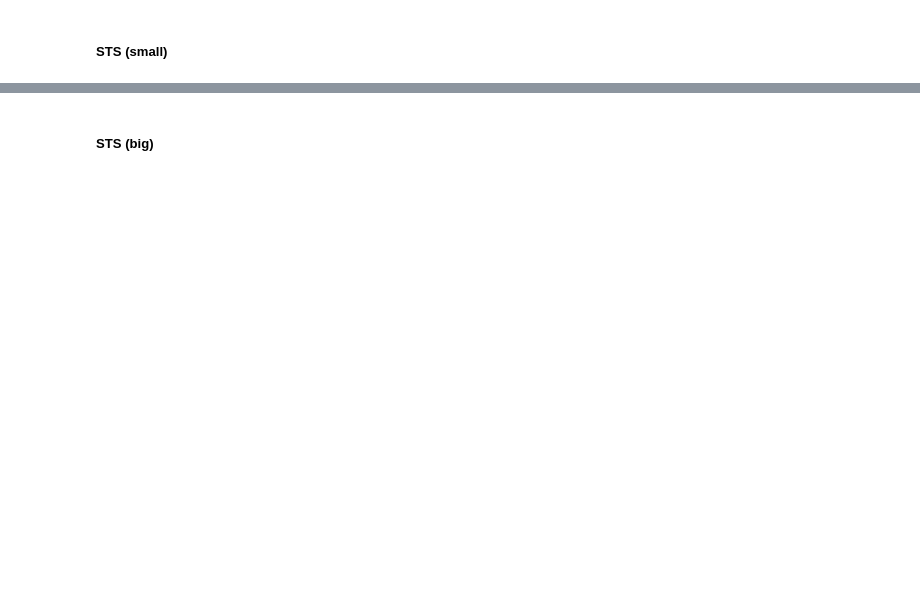
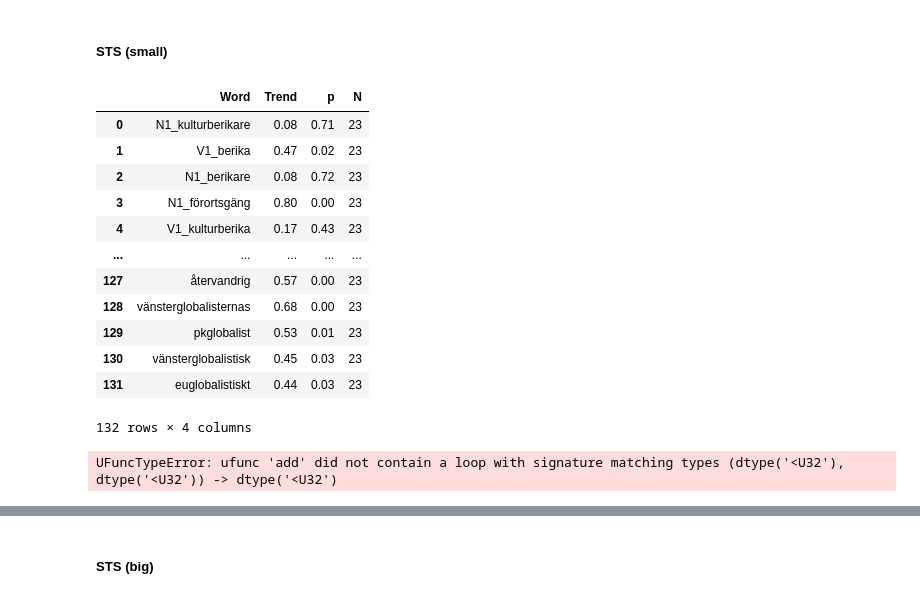
Before and after one commit to mboholm/dw_change, a Jupyter notebook: analysis/analysis.ipynb, the cells around one changed output, grey strips where cells are left out. Drawn from its saved outputs; the diff is of its cells as text; code cells hidden in the pictures; blank space fills up the shorter version.

```diff
--- a/analysis/analysis.ipynb
+++ b/analysis/analysis.ipynb
@@ -303,6 +303,49 @@ def w_overlap_checker(corpus, th_c):
         print(f"{yi} and {yj}:", len([w for w in voc_a.keys() if w in voc_b.keys()]))
         print(f"{yi} or {yj}:", len(set(voc_a.keys()).union(set(voc_b.keys()))))
         print(f"{yi} - {yj}:", len(set(voc_a.keys()).difference(set(voc_b.keys()))))
+# %%
+def trend(df, var, norm=None, transition = True, metric="pearson"):
+
+    if transition == 1:
+        T = find_transitions(source=df, mode = "df", var=var)
+    else:
+        cols = [col for col in df.columns if col.startswith(var)]
+        cols.sort()
+        T = [int(col.split("_")[-1]) for col in cols]
+
+    table = []
+    for w in df.index:
+        valid = []
+        if transition:
+            X = df[[f"{var}_{ti}:{tj}" for ti, tj in T]].loc[w]
+        else:
+            X = df[[f"{var}_{t}" for t in T]].loc[w]
+
+        valid = [(x, t) for x, t in zip(X, T) if not pd.isna(x)]
+
+        N = len(valid)
+
+        if N < 2:
+            v = np.nan
+            p = np.nan
+        else:
+            X, T = zip(*valid)
+            if norm != None:
+                X = norm(X)
+
+            if metric == "pearson":
+                R_data = pearsonr(X, T)
+
+            if metric == "spearman":
+                R_data = spearmanr(X, Y)
+
+            v = R_data.statistic
+            p = R_data.pvalue
+
+        table.append([w, round(v, 2), round(p, 2), N])
+    correlation = pd.DataFrame(table, columns=["Word", "Trend", "p", "N"])
+
+    return correlation
 # %%
 def correlation(df, var1, var2, mode=1, norm1=None, norm2=None, metric="pearson"):
     """
@@ -932,5 +927,25 @@ Y: 352
 # %% [markdown]
 ##### STS (small)
+# %%
+trend(df_bert_sts, var="frq", norm=None, transition = False, metric="pearson")
+# %% [output]
+|  | Word | Trend | p | N |
+| 0 | N1_kulturberikare | 0.08 | 0.71 | 23 |
+| 1 | V1_berika | 0.47 | 0.02 | 23 |
+| 2 | N1_berikare | 0.08 | 0.72 | 23 |
+| 3 | N1_förortsgäng | 0.80 | 0.00 | 23 |
+| 4 | V1_kulturberika | 0.17 | 0.43 | 23 |
+| ... | ... | ... | ... | ... |
+| 127 | återvandrig | 0.57 | 0.00 | 23 |
+| 128 | vänsterglobalisternas | 0.68 | 0.00 | 23 |
+| 129 | pkglobalist | 0.53 | 0.01 | 23 |
+| 130 | vänsterglobalistisk | 0.45 | 0.03 | 23 |
+| 131 | euglobalistiskt | 0.44 | 0.03 | 23 |
+132 rows × 4 columns
+# %%
+trend(df_bert_sts, var="gch", norm=None, transition = True, metric="pearson")
+# %% [output]
+UFuncTypeError: ufunc 'add' did not contain a loop with signature matching types (dtype('<U32'), dtype('<U32')) -> dtype('<U32')
 # %%
 universal_correlation(df_bert_sts.loc[[w for w in df_bert_sts.index if w.startswith(("N", "A", "V"))],:],
                       "fpm",
```
Also changed, not shown: parts of 23 cells of this notebook, 14 other files.
